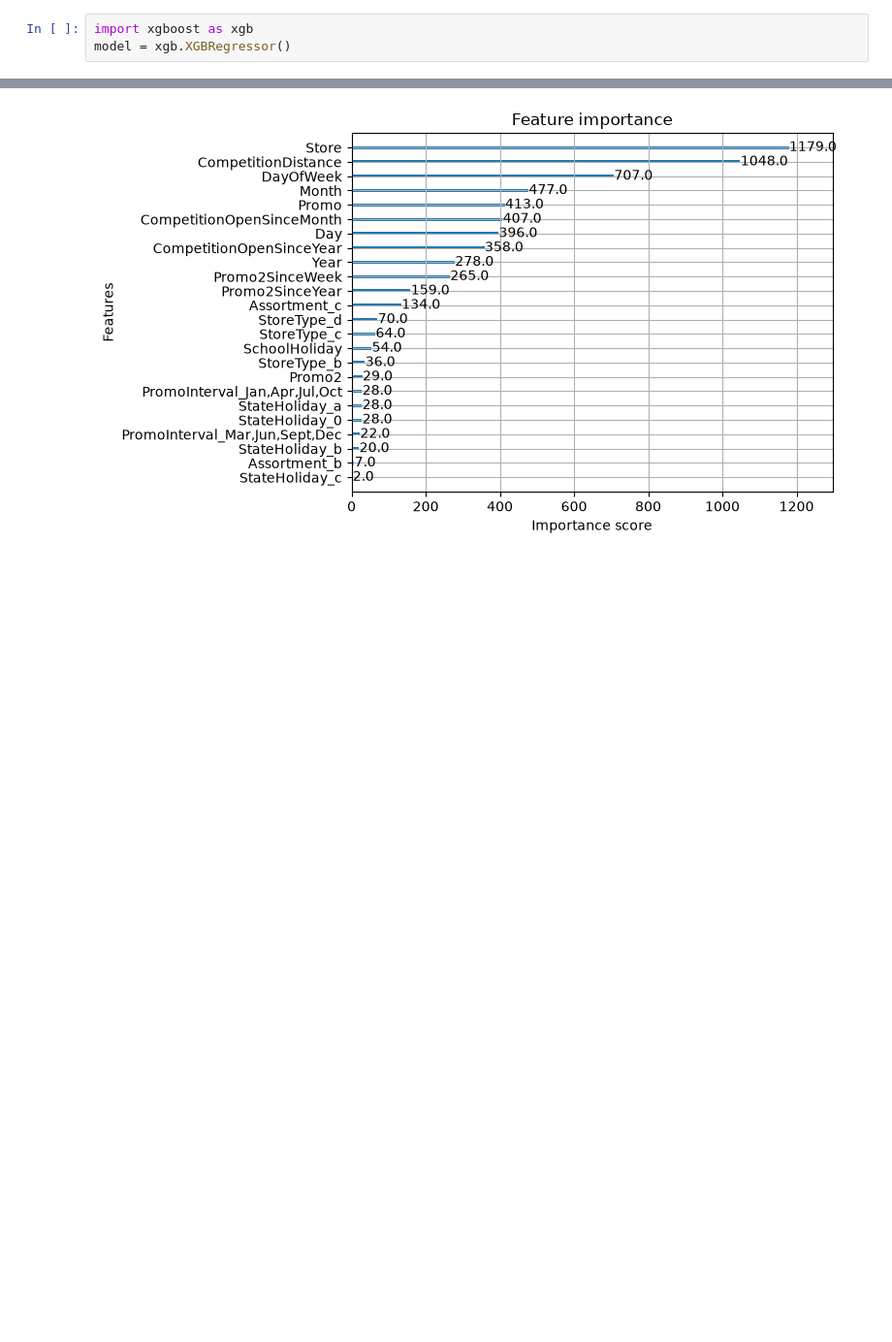
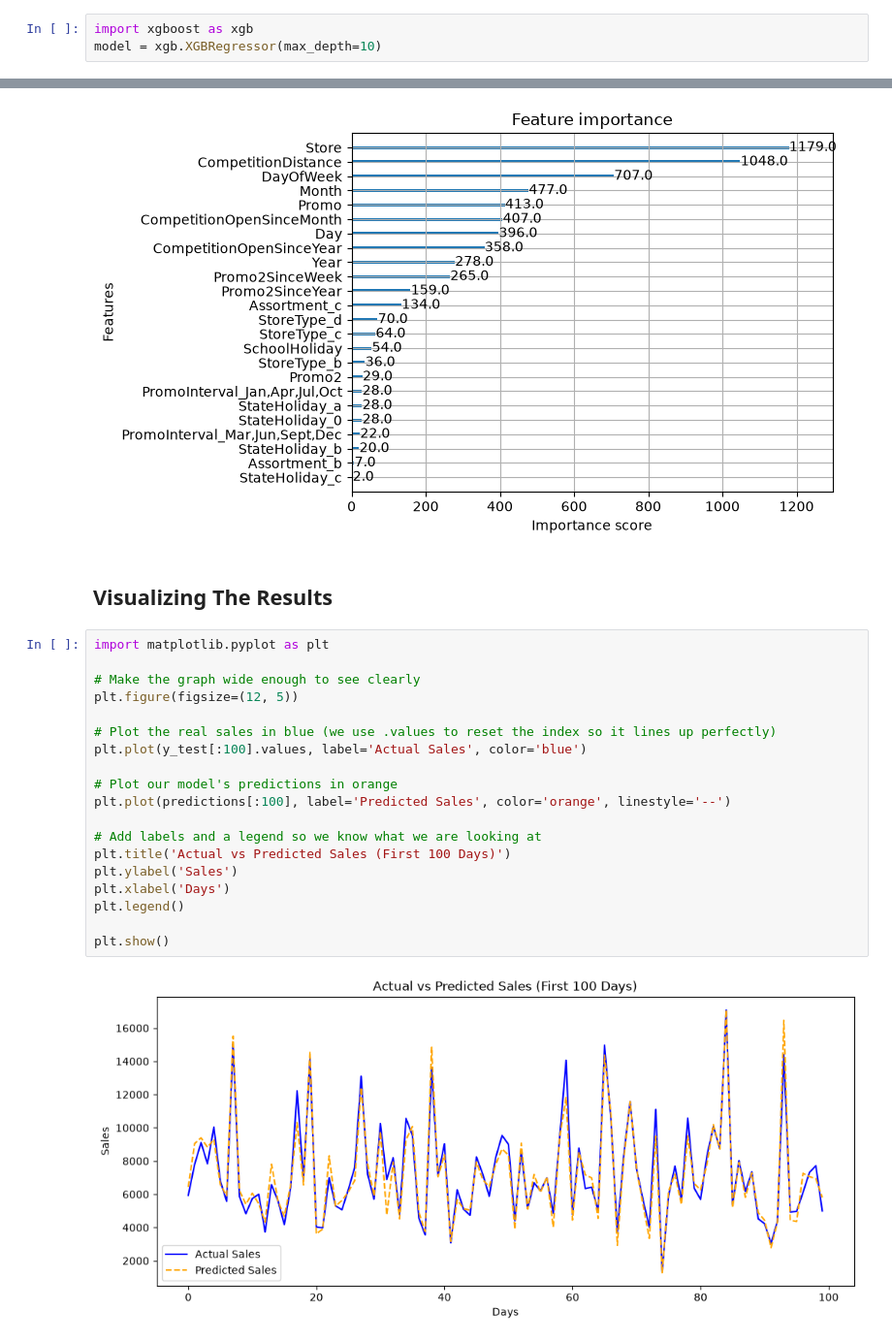
Before and after one commit to Hana-esf/Machnie-Learning-Projects, a Jupyter notebook: RossmannStoreSales/Rossmann_Store_Sales.ipynb, the cells around one changed output, grey strips where cells are left out. Shown at 97% size. Saved outputs shown, nothing was run; the diff lists cells and outputs as text; blank space fills up the shorter version.

```diff
--- a/RossmannStoreSales/Rossmann_Store_Sales.ipynb
+++ b/RossmannStoreSales/Rossmann_Store_Sales.ipynb
@@ -229,7 +229,7 @@ from sklearn.model_selection import train_test_split
 X_train, X_test, y_train, y_test = train_test_split(X, y, test_size=0.2, random_state=42)
 # %%
 import xgboost as xgb
-model = xgb.XGBRegressor()
+model = xgb.XGBRegressor(max_depth=10)
 # %%
 model.fit(X_train, y_train)
 
@@ -284,3 +284,26 @@ plot_importance(model)
 plt.show()
 # %% [output]
 [figure]
+# %% [markdown]
+## Visualizing The Results
+# %%
+import matplotlib.pyplot as plt
+
+# Make the graph wide enough to see clearly
+plt.figure(figsize=(12, 5))
+
+# Plot the real sales in blue (we use .values to reset the index so it lines up perfectly)
+plt.plot(y_test[:100].values, label='Actual Sales', color='blue')
+
+# Plot our model's predictions in orange
+plt.plot(predictions[:100], label='Predicted Sales', color='orange', linestyle='--')
+
+# Add labels and a legend so we know what we are looking at
+plt.title('Actual vs Predicted Sales (First 100 Days)')
+plt.ylabel('Sales')
+plt.xlabel('Days')
+plt.legend()
+
+plt.show()
+# %% [output]
+[figure, added]
```
Also changed, not shown: parts of 4 cells of this notebook.
